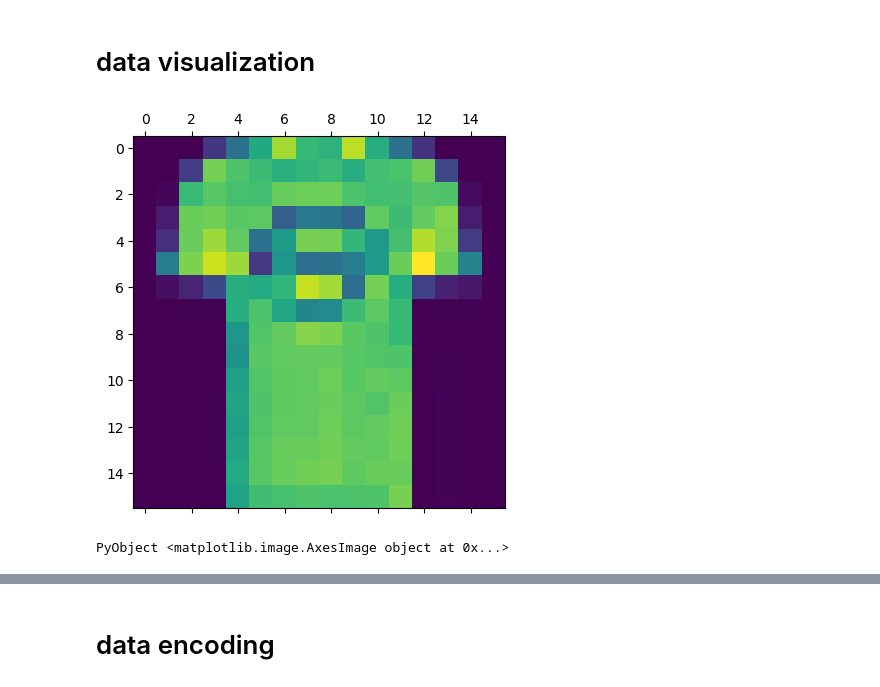
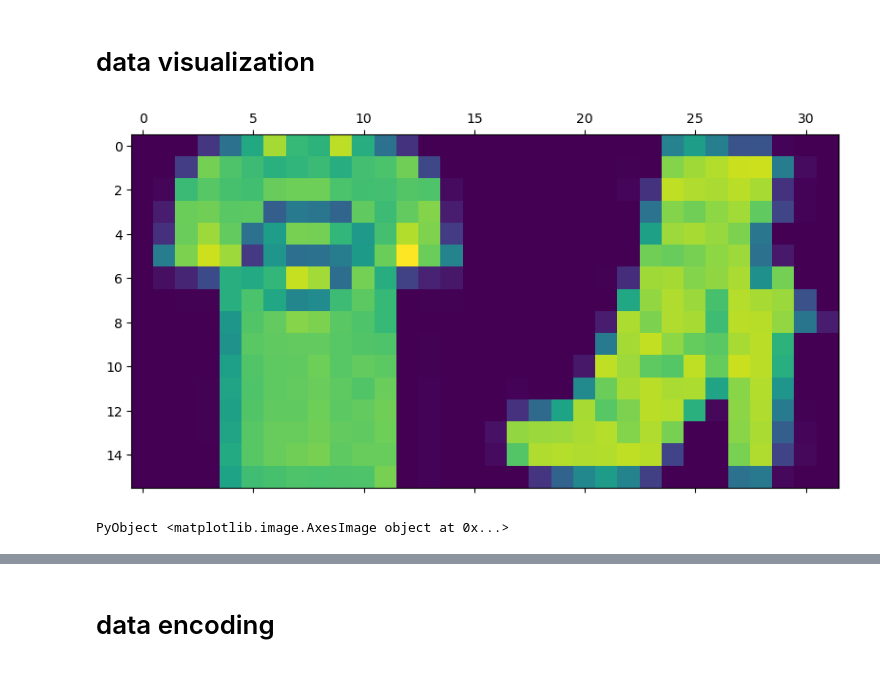
Before and after one commit to LWKJJONAK/Quantum_Neural_Network_Classifiers, a Jupyter notebook: block_encode/block_encoding_Sec_4.1.ipynb, the cells around one changed output, grey strips where cells are left out. Saved outputs shown, nothing was run; the diff lists cells and outputs as text; code cells hidden in the pictures.

```diff
--- a/block_encode/block_encoding_Sec_4.1.ipynb
+++ b/block_encode/block_encoding_Sec_4.1.ipynb
@@ -41,8 +41,11 @@ Compose.Context(BBox{l,t,r,b,w,h = 0.0w,0.0h, 1.0w,1.0h, 1.0w,1.0h}, nothing, no
 # %%
 i = 13
 a = real(vars["x_train"][1:256,i])
-c = reshape(a,(16,16))
-matshow(c) # T-shirt
+c1 = reshape(a,(16,16))
+i = 6
+a = real(vars["x_train"][1:256,i])
+c2 = reshape(a,(16,16))
+matshow(hcat(c1,c2)) # T-shirt and ankle boot
 # %% [output]
-[figure, old version]
+[figure, new version]
 PyObject <matplotlib.image.AxesImage object at 0x...>
```
Also changed, not shown: parts of 2 cells of this notebook, 1 other file.
